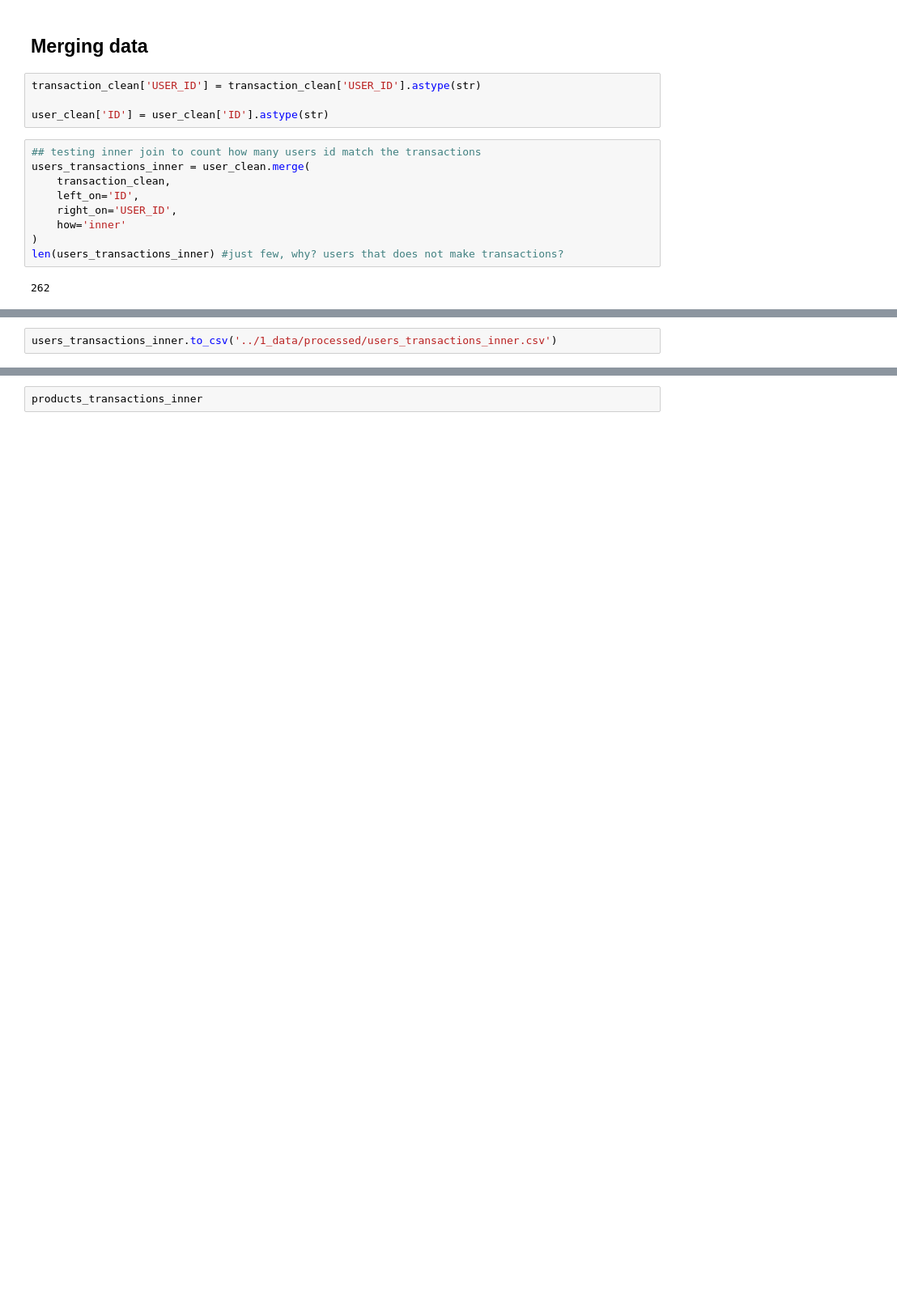
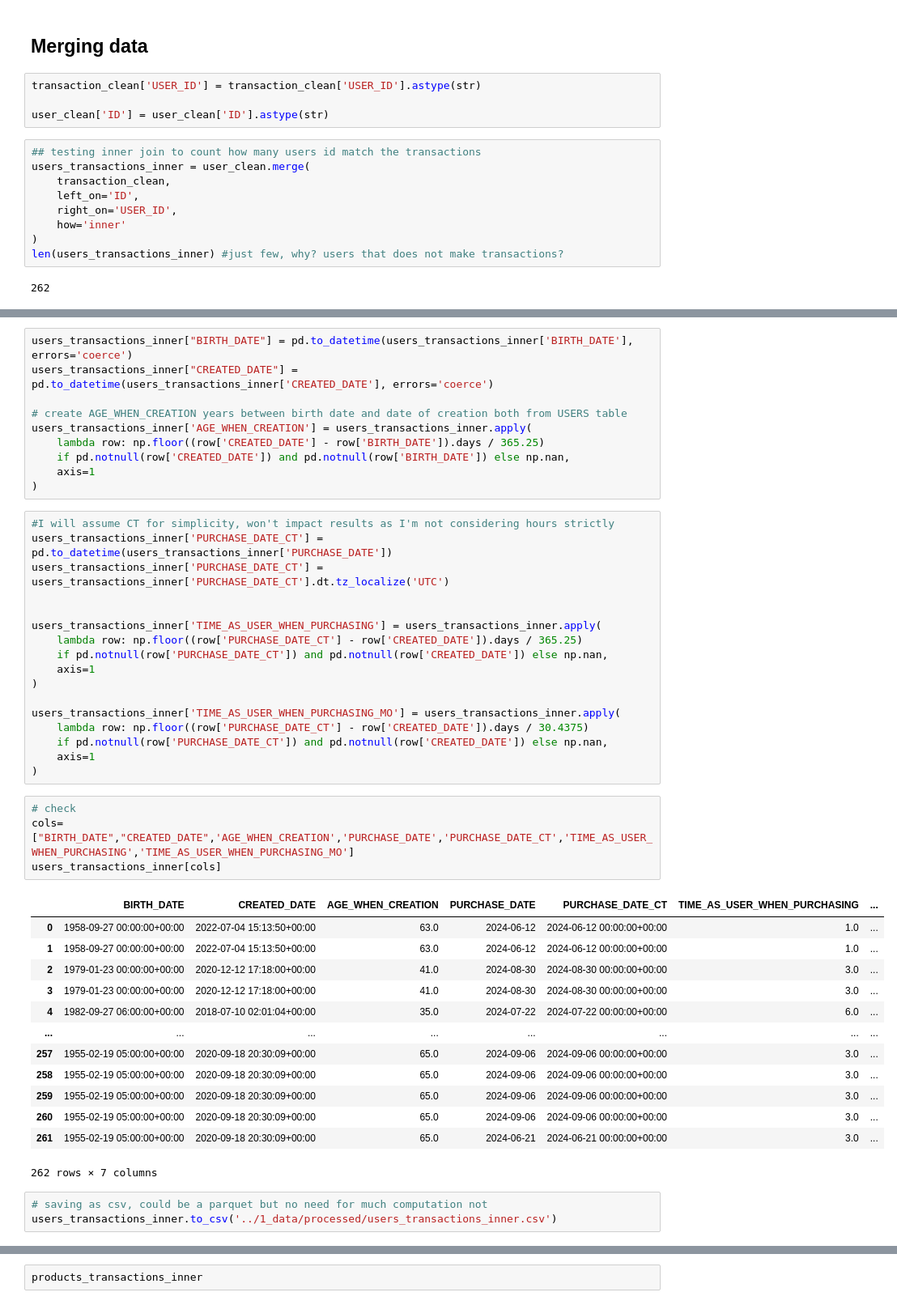
Before and after one commit to mariaob1201/FETCH-challenge, a Jupyter notebook: 2_processing/eda.ipynb, the cells around one changed output, grey strips where cells are left out. Shown: that part at 81% size. Saved outputs shown, nothing was run; the diff lists cells and outputs as text; blank space fills up the shorter version.

```diff
--- a/2_processing/eda.ipynb
+++ b/2_processing/eda.ipynb
@@ -452,3 +553,49 @@ pwd
+# %%
+users_transactions_inner["BIRTH_DATE"] = pd.to_datetime(users_transactions_inner['BIRTH_DATE'], errors='coerce')
+users_transactions_inner["CREATED_DATE"] = pd.to_datetime(users_transactions_inner['CREATED_DATE'], errors='coerce')
+
+# create AGE_WHEN_CREATION years between birth date and date of creation both from USERS table
+users_transactions_inner['AGE_WHEN_CREATION'] = users_transactions_inner.apply(
+    lambda row: np.floor((row['CREATED_DATE'] - row['BIRTH_DATE']).days / 365.25)
+    if pd.notnull(row['CREATED_DATE']) and pd.notnull(row['BIRTH_DATE']) else np.nan,
+    axis=1
+)
+# %%
+#I will assume CT for simplicity, won't impact results as I'm not considering hours strictly
+users_transactions_inner['PURCHASE_DATE_CT'] = pd.to_datetime(users_transactions_inner['PURCHASE_DATE'])
+users_transactions_inner['PURCHASE_DATE_CT'] = users_transactions_inner['PURCHASE_DATE_CT'].dt.tz_localize('UTC')
+
+
+users_transactions_inner['TIME_AS_USER_WHEN_PURCHASING'] = users_transactions_inner.apply(
+    lambda row: np.floor((row['PURCHASE_DATE_CT'] - row['CREATED_DATE']).days / 365.25)
+    if pd.notnull(row['PURCHASE_DATE_CT']) and pd.notnull(row['CREATED_DATE']) else np.nan,
+    axis=1
+)
+
+users_transactions_inner['TIME_AS_USER_WHEN_PURCHASING_MO'] = users_transactions_inner.apply(
+    lambda row: np.floor((row['PURCHASE_DATE_CT'] - row['CREATED_DATE']).days / 30.4375)
+    if pd.notnull(row['PURCHASE_DATE_CT']) and pd.notnull(row['CREATED_DATE']) else np.nan,
+    axis=1
+)
+# %%
+# check
+cols=["BIRTH_DATE","CREATED_DATE",'AGE_WHEN_CREATION','PURCHASE_DATE','PURCHASE_DATE_CT','TIME_AS_USER_WHEN_PURCHASING','TIME_AS_USER_WHEN_PURCHASING_MO']
+users_transactions_inner[cols]
+# %% [output]
+|  | BIRTH_DATE | CREATED_DATE | AGE_WHEN_CREATION | PURCHASE_DATE | PURCHASE_DATE_CT | TIME_AS_USER_WHEN_PURCHASING | ... |
+| 0 | 1958-09-27 00:00:00+00:00 | 2022-07-04 15:13:50+00:00 | 63.0 | 2024-06-12 | 2024-06-12 00:00:00+00:00 | 1.0 | ... |
+| 1 | 1958-09-27 00:00:00+00:00 | 2022-07-04 15:13:50+00:00 | 63.0 | 2024-06-12 | 2024-06-12 00:00:00+00:00 | 1.0 | ... |
+| 2 | 1979-01-23 00:00:00+00:00 | 2020-12-12 17:18:00+00:00 | 41.0 | 2024-08-30 | 2024-08-30 00:00:00+00:00 | 3.0 | ... |
+| 3 | 1979-01-23 00:00:00+00:00 | 2020-12-12 17:18:00+00:00 | 41.0 | 2024-08-30 | 2024-08-30 00:00:00+00:00 | 3.0 | ... |
+| 4 | 1982-09-27 06:00:00+00:00 | 2018-07-10 02:01:04+00:00 | 35.0 | 2024-07-22 | 2024-07-22 00:00:00+00:00 | 6.0 | ... |
+| ... | ... | ... | ... | ... | ... | ... | ... |
+| 257 | 1955-02-19 05:00:00+00:00 | 2020-09-18 20:30:09+00:00 | 65.0 | 2024-09-06 | 2024-09-06 00:00:00+00:00 | 3.0 | ... |
+| 258 | 1955-02-19 05:00:00+00:00 | 2020-09-18 20:30:09+00:00 | 65.0 | 2024-09-06 | 2024-09-06 00:00:00+00:00 | 3.0 | ... |
+| 259 | 1955-02-19 05:00:00+00:00 | 2020-09-18 20:30:09+00:00 | 65.0 | 2024-09-06 | 2024-09-06 00:00:00+00:00 | 3.0 | ... |
+| 260 | 1955-02-19 05:00:00+00:00 | 2020-09-18 20:30:09+00:00 | 65.0 | 2024-09-06 | 2024-09-06 00:00:00+00:00 | 3.0 | ... |
+| 261 | 1955-02-19 05:00:00+00:00 | 2020-09-18 20:30:09+00:00 | 65.0 | 2024-06-21 | 2024-06-21 00:00:00+00:00 | 3.0 | ... |
+262 rows × 7 columns
 # %%
+# saving as csv, could be a parquet but no need for much computation not
 users_transactions_inner.to_csv('../1_data/processed/users_transactions_inner.csv')
 # %%
```
Also changed, not shown: parts of 11 cells of this notebook, 4 other files.
